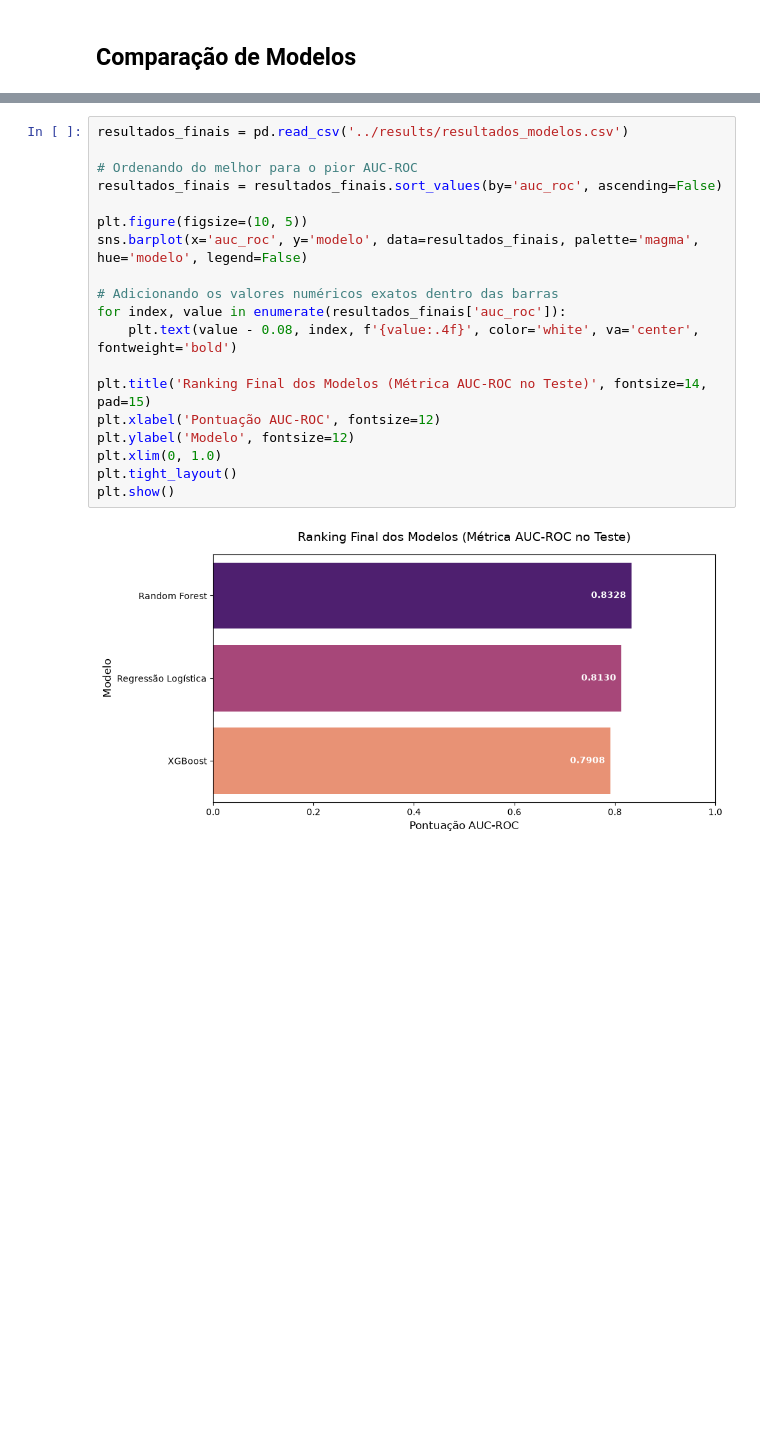
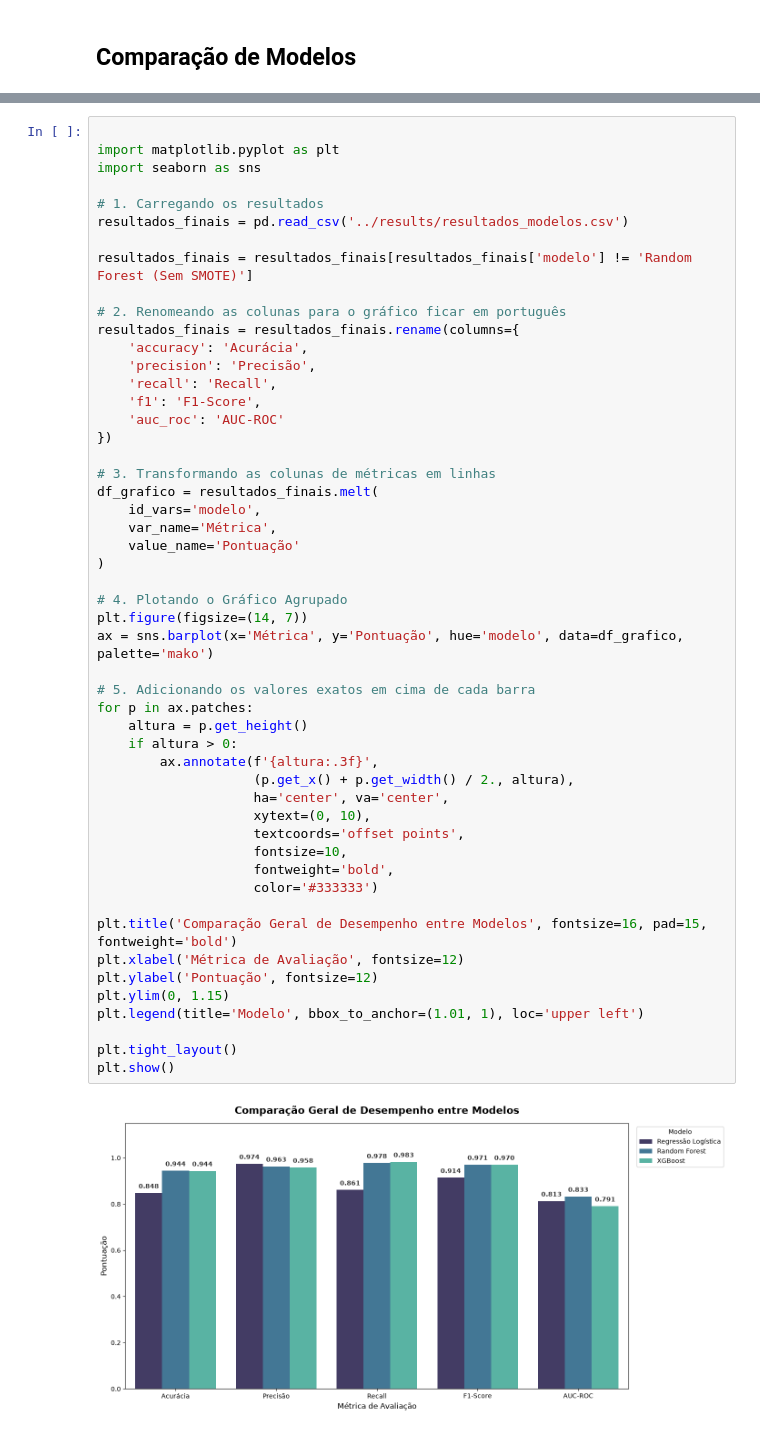
Before and after one commit to arthurtdl/access-grant-prediction, a Jupyter notebook: notebooks/models.ipynb, the cells around one changed output, grey strips where cells are left out. Saved outputs shown, nothing was run; the diff lists cells and outputs as text; blank space fills up the shorter version.

```diff
--- a/notebooks/models.ipynb
+++ b/notebooks/models.ipynb
@@ -673,21 +794,53 @@ Modelo salvo em models/modelo_xgboost.pkl
 # %%
+
+import matplotlib.pyplot as plt
+import seaborn as sns
+
+# 1. Carregando os resultados
 resultados_finais = pd.read_csv('../results/resultados_modelos.csv')
 
-# Ordenando do melhor para o pior AUC-ROC
-resultados_finais = resultados_finais.sort_values(by='auc_roc', ascending=False)
+resultados_finais = resultados_finais[resultados_finais['modelo'] != 'Random Forest (Sem SMOTE)']
 
-plt.figure(figsize=(10, 5))
-sns.barplot(x='auc_roc', y='modelo', data=resultados_finais, palette='magma', hue='modelo', legend=False)
+# 2. Renomeando as colunas para o gráfico ficar em português
+resultados_finais = resultados_finais.rename(columns={
+    'accuracy': 'Acurácia',
+    'precision': 'Precisão',
+    'recall': 'Recall',
+    'f1': 'F1-Score',
+    'auc_roc': 'AUC-ROC'
+})
 
-# Adicionando os valores numéricos exatos dentro das barras
-for index, value in enumerate(resultados_finais['auc_roc']):
-    plt.text(value - 0.08, index, f'{value:.4f}', color='white', va='center', fontweight='bold')
+# 3. Transformando as colunas de métricas em linhas
+df_grafico = resultados_finais.melt(
+    id_vars='modelo',
+    var_name='Métrica',
+    value_name='Pontuação'
+)
 
-plt.title('Ranking Final dos Modelos (Métrica AUC-ROC no Teste)', fontsize=14, pad=15)
-plt.xlabel('Pontuação AUC-ROC', fontsize=12)
-plt.ylabel('Modelo', fontsize=12)
-plt.xlim(0, 1.0)
+# 4. Plotando o Gráfico Agrupado
+plt.figure(figsize=(14, 7))
+ax = sns.barplot(x='Métrica', y='Pontuação', hue='modelo', data=df_grafico, palette='mako')
+
+# 5. Adicionando os valores exatos em cima de cada barra
+for p in ax.patches:
+    altura = p.get_height()
+    if altura > 0:
+        ax.annotate(f'{altura:.3f}',
+                    (p.get_x() + p.get_width() / 2., altura),
+                    ha='center', va='center',
+                    xytext=(0, 10),
+                    textcoords='offset points',
+                    fontsize=10,
+                    fontweight='bold',
+                    color='#333333')
+
+plt.title('Comparação Geral de Desempenho entre Modelos', fontsize=16, pad=15, fontweight='bold')
+plt.xlabel('Métrica de Avaliação', fontsize=12)
+plt.ylabel('Pontuação', fontsize=12)
+plt.ylim(0, 1.15)
+plt.legend(title='Modelo', bbox_to_anchor=(1.01, 1), loc='upper left')
+
 plt.tight_layout()
 plt.show()
 # %% [output]
-[figure, old version]
+[figure, new version]
```
Also changed, not shown: parts of 7 cells of this notebook.
